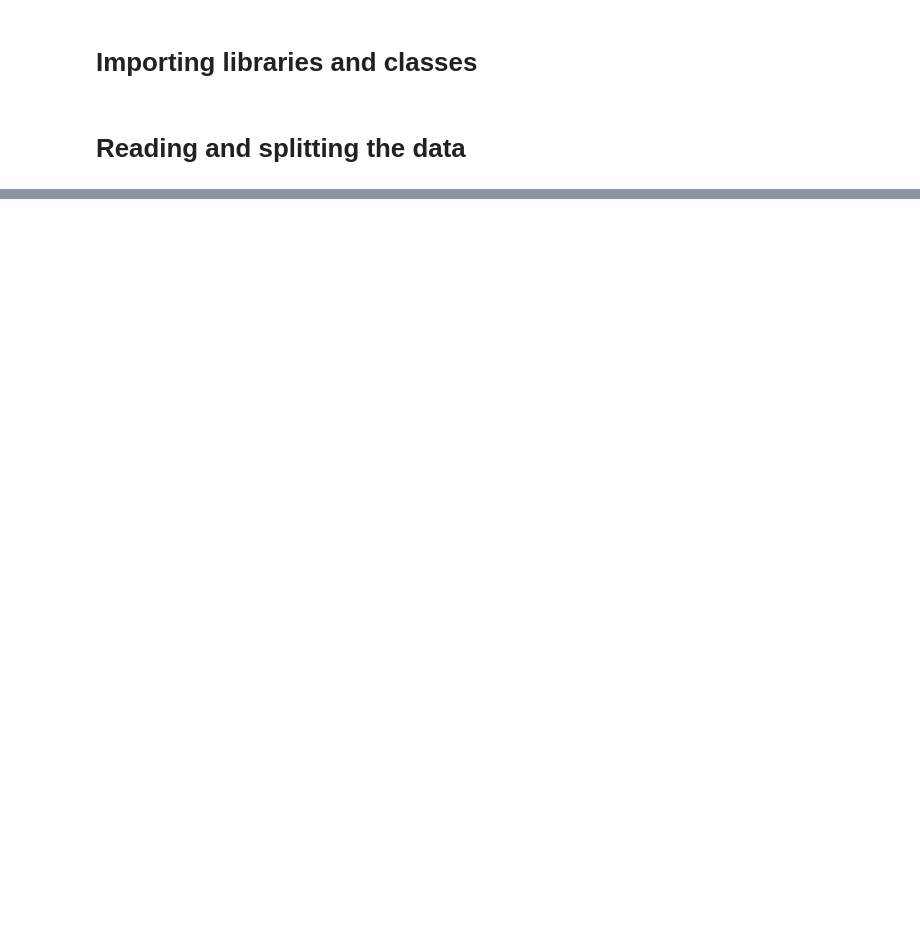
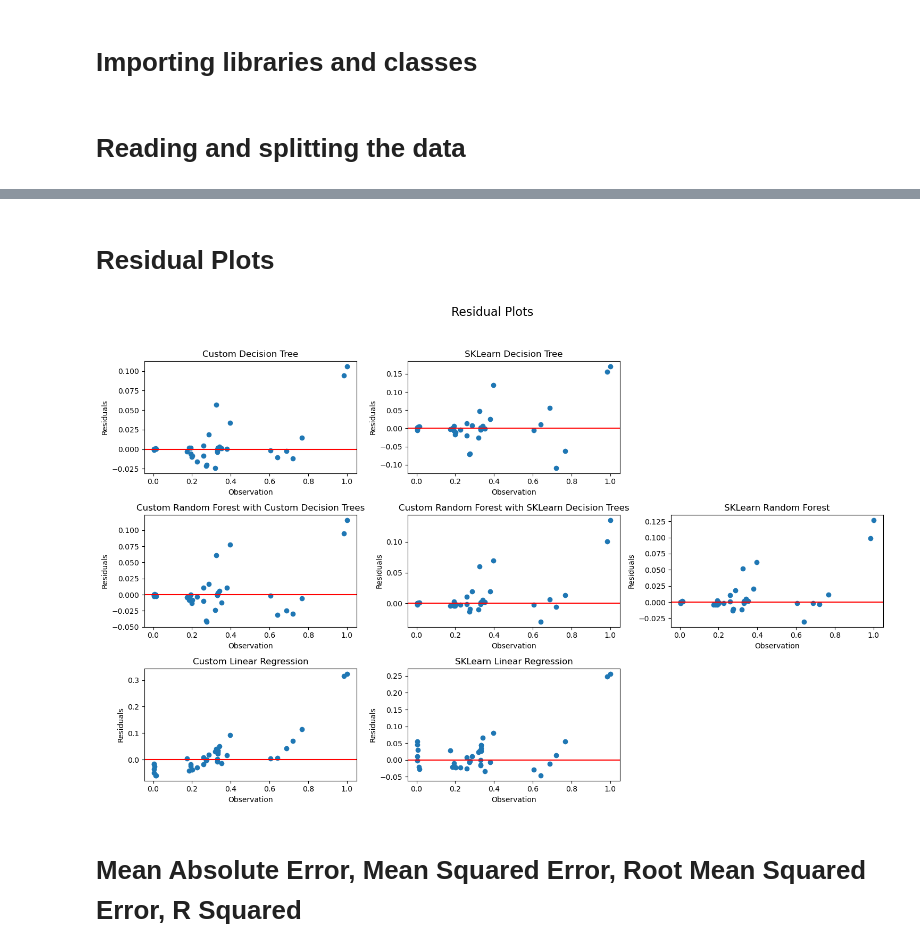
Before and after one commit to NathanPortelli/ICS5110-Applied-ML, a Jupyter notebook: main.ipynb, the cells around one changed output, grey strips where cells are left out. Cells and saved outputs as stored; diff of their text form; code cells hidden in the pictures; blank space fills up the shorter version.

```diff
--- a/main.ipynb
+++ b/main.ipynb
@@ -264,0 +219,55 @@ print(tabulate(results_table_data, headers='keys', tablefmt='fancy_grid'))
+# %% [markdown]
+# Residual Plots
+# %%
+sklearn_decision_tree_regression_residulas = y_test - SKLearn_Decision_Tree_Regressor_Prediction
+custom_decision_tree_residuals = y_test - Custom_Decision_Tree_Regressor_Prediction
+sklearn_random_forest_residuals = y_test - SKLearn_Random_Forest_Regressor_Prediction
+sklearn_decision_trees_random_forest_residuals = y_test - SKLearn_Decision_Trees_Random_Forest_Regressor_Prediction
+custom_random_forest_residuals = y_test - Custom_Random_Forest_Regressor_Prediction
+sklearn_Linear_regression_residuals = y_test - SKLearn_Linear_Regression_Prediction
+custom_Linear_regression_residuals = y_test - Custom_Linear_Regression_Prediction
+
+fig, axes = plt.subplots(nrows=3, ncols=3, figsize=(15, 10))
+plt.subplots_adjust(hspace=0.5, wspace=0.8, top=0.9)
+
+axes[0,0].scatter(y_test, custom_decision_tree_residuals)
+axes[0,0].axhline(y=0, color='r', linestyle='-')
+axes[0,0].set_title('Custom Decision Tree')
+
+axes[0,1].scatter(y_test, sklearn_decision_tree_regression_residulas)
+axes[0,1].axhline(y=0, color='r', linestyle='-')
+axes[0,1].set_title('SKLearn Decision Tree')
+
+axes[1,0].scatter(y_test, custom_random_forest_residuals)
+axes[1,0].axhline(y=0, color='r', linestyle='-')
+axes[1,0].set_title('Custom Random Forest with Custom Decision Trees')
+
+axes[1,1].scatter(y_test, sklearn_decision_trees_random_forest_residuals)
+axes[1,1].axhline(y=0, color='r', linestyle='-')
+axes[1,1].set_title('Custom Random Forest with SKLearn Decision Trees')
+
+axes[1,2].scatter(y_test, sklearn_random_forest_residuals)
+axes[1,2].axhline(y=0, color='r', linestyle='-')
+axes[1,2].set_title('SKLearn Random Forest')
+
+axes[2,0].scatter(y_test, custom_Linear_regression_residuals)
+axes[2,0].axhline(y=0, color='r', linestyle='-')
+axes[2,0].set_title('Custom Linear Regression')
+
+axes[2,1].scatter(y_test, sklearn_Linear_regression_residuals)
+axes[2,1].axhline(y=0, color='r', linestyle='-')
+axes[2,1].set_title('SKLearn Linear Regression')
+
+axes[0,2].set_axis_off()
+axes[2,2].set_axis_off()
+
+for ax in axes.flat:
+    ax.set(xlabel='Observation', ylabel='Residuals')
+
+plt.suptitle('Residual Plots', fontsize=16)
+plt.tight_layout(rect=[0, 0.03, 1, 0.95])  # Adjust the layout to make room for the title
+plt.show()
+# %% [output]
+[figure, added]
+# %% [markdown]
+# Mean Absolute Error, Mean Squared Error, Root Mean Squared Error, R Squared
```
Also changed, not shown: parts of 35 cells of this notebook.
